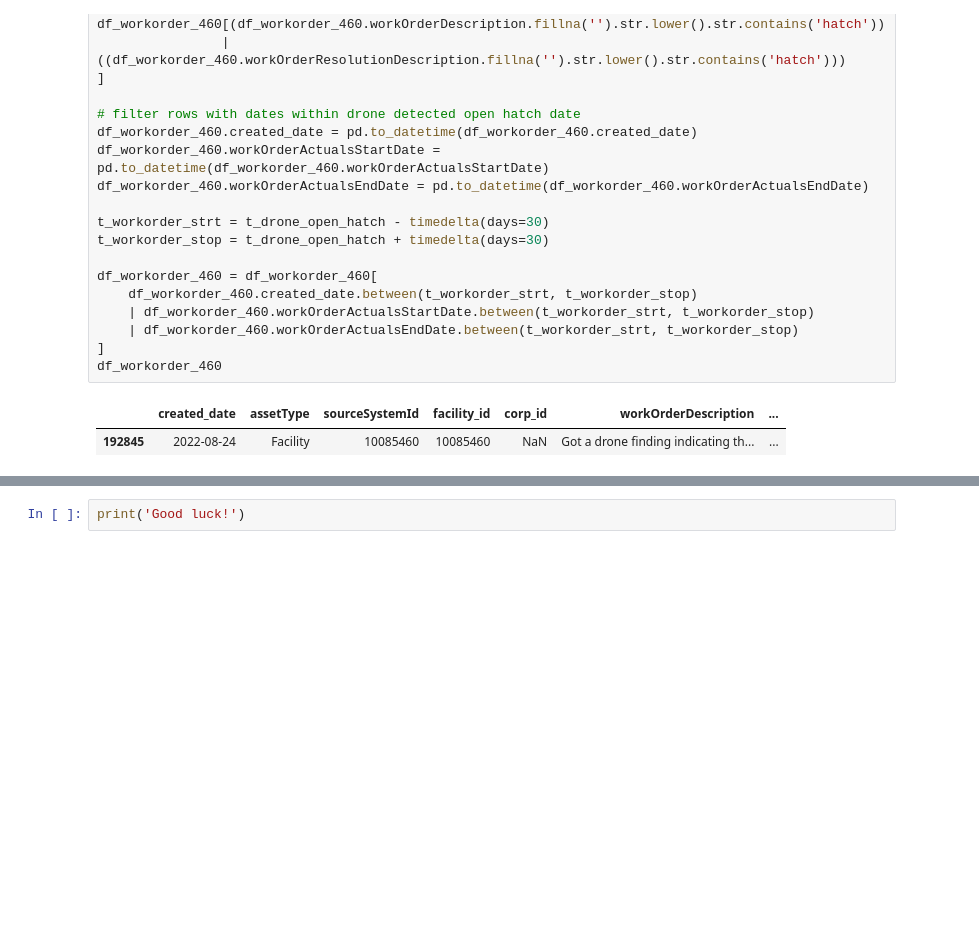
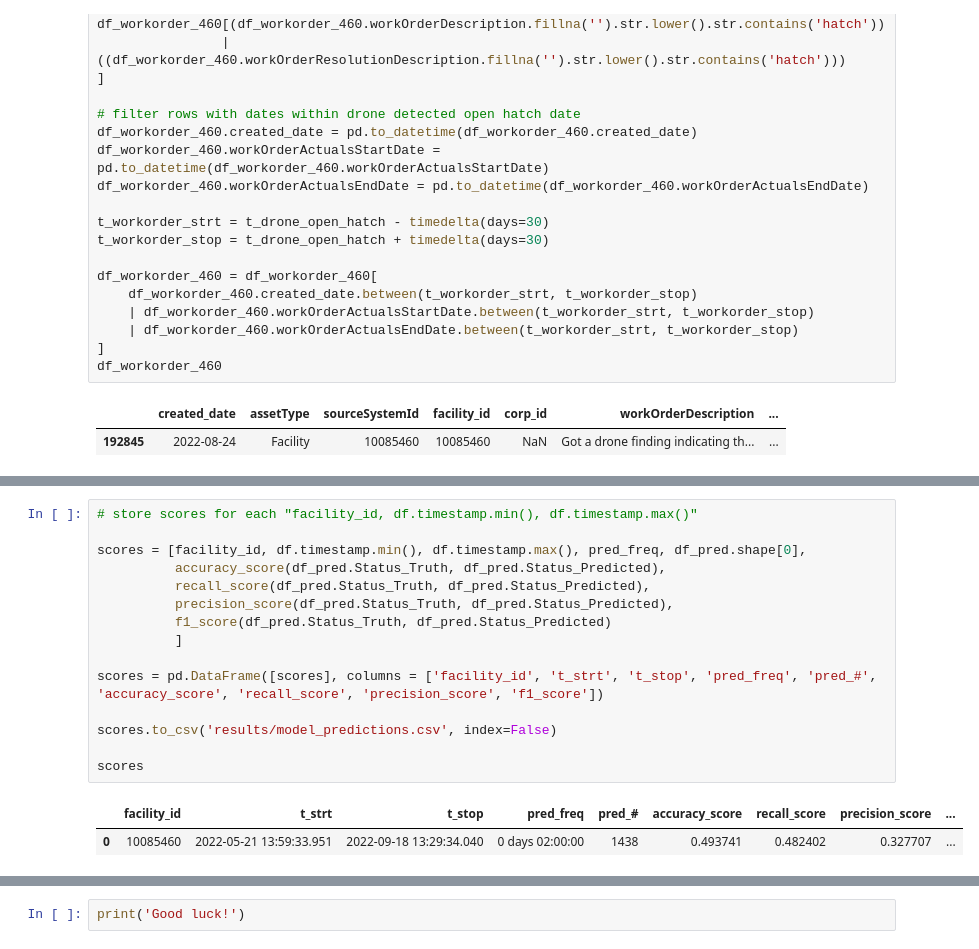
Before and after one commit to drewcornmesser/mines-Innov8x-bpx-challenge-s23, a Jupyter notebook: data_exploring_analysis.ipynb, the cells around one changed output, grey strips where cells are left out. Drawn from its saved outputs; the diff is of its cells as text; blank space fills up the shorter version.

```diff
--- a/data_exploring_analysis.ipynb
+++ b/data_exploring_analysis.ipynb
@@ -166,0 +224,18 @@ df_workorder_460
+# %%
+# store scores for each "facility_id, df.timestamp.min(), df.timestamp.max()"
+
+scores = [facility_id, df.timestamp.min(), df.timestamp.max(), pred_freq, df_pred.shape[0],
+          accuracy_score(df_pred.Status_Truth, df_pred.Status_Predicted),
+          recall_score(df_pred.Status_Truth, df_pred.Status_Predicted),
+          precision_score(df_pred.Status_Truth, df_pred.Status_Predicted),
+          f1_score(df_pred.Status_Truth, df_pred.Status_Predicted)
+          ]
+
+scores = pd.DataFrame([scores], columns = ['facility_id', 't_strt', 't_stop', 'pred_freq', 'pred_#', 'accuracy_score', 'recall_score', 'precision_score', 'f1_score'])
+
+scores.to_csv('results/model_predictions.csv', index=False)
+
+scores
+# %% [output]
+|  | facility_id | t_strt | t_stop | pred_freq | pred_# | accuracy_score | recall_score | precision_score | ... |
+| 0 | 10085460 | 2022-05-21 13:59:33.951 | 2022-09-18 13:29:34.040 | 0 days 02:00:00 | 1438 | 0.493741 | 0.482402 | 0.327707 | ... |
```
Also changed, not shown: parts of 10 cells of this notebook, 19 other files.
